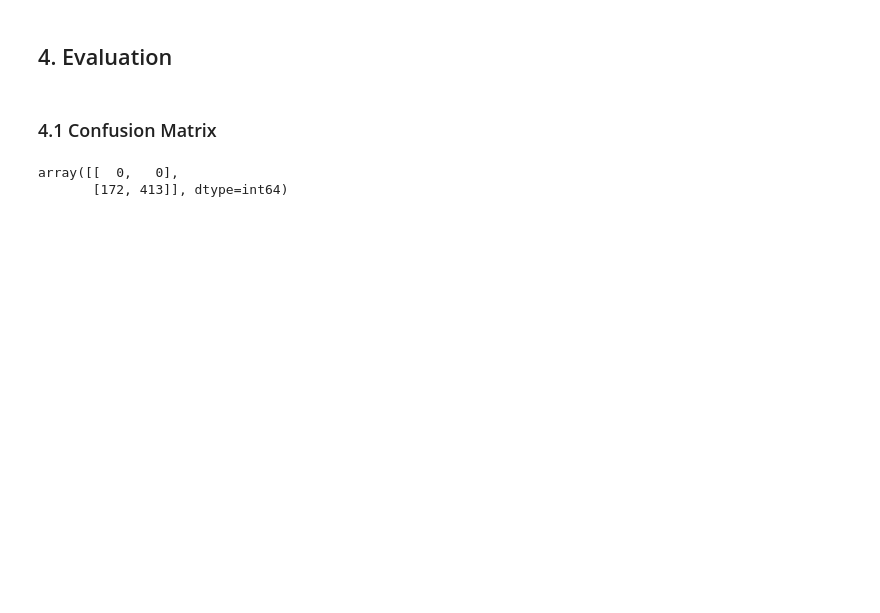
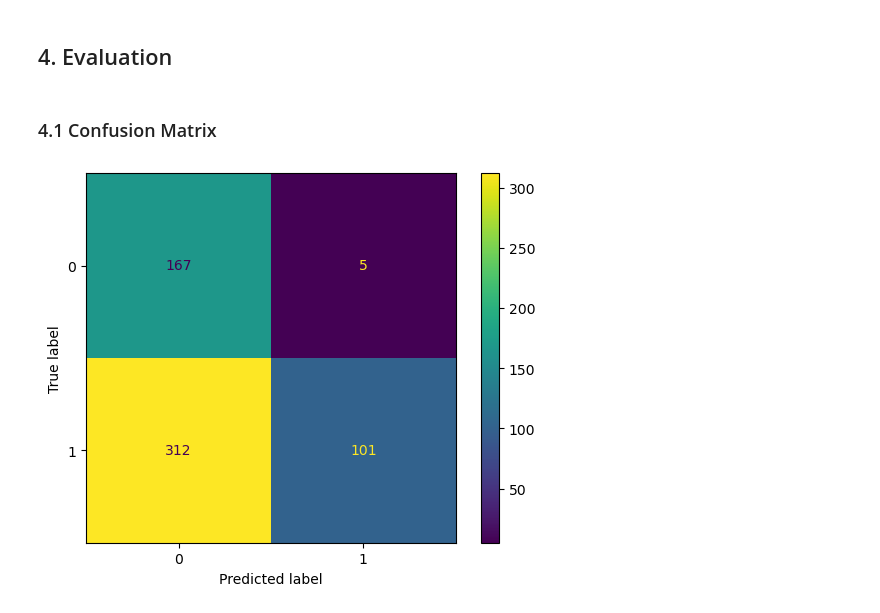
Before and after one commit to RaineScarlett/dsreport, a Jupyter notebook: iteration2.ipynb, the cells around one changed output. Cells and saved outputs as stored; diff of their text form; code cells hidden in the pictures; blank space fills up the shorter version.

Commit message:
just nesting on decision tree to do, and maybe adjusting labels for matrix display

```diff
--- a/iteration2.ipynb
+++ b/iteration2.ipynb
@@ -342,6 +342,6 @@ Accuracy of test set: 0.705982905982906
 # %%
 def classification_model(row):
-    if (row['RealmType'] == "ArcaneMarket" or "CitadelQuarter"):
+    if (row['RealmType'] == "ArcaneMarket" or row['RealmType'] == "CitadelQuarter" or row['RealmType'] == "GnomeBurough"):
         prediction = 1
     else:
         prediction = 0
@@ -365,7 +365,11 @@ Accuracy test set: 0.705982905982906
 # %%
 from sklearn.metrics import confusion_matrix
 # %%
-confusion_matrix(pred_test, target_test)
+cm = confusion_matrix(target_test, feature_test['Prediction'])
-# %% [output]
-array([[  0,   0],
-       [172, 413]], dtype=int64)
+# %%
+from sklearn.metrics import ConfusionMatrixDisplay
+disp = ConfusionMatrixDisplay(confusion_matrix=cm)
+disp.plot()
+plt.show()
+# %% [output]
+[figure, added]
```
Also changed, not shown: parts of 5 cells of this notebook.
